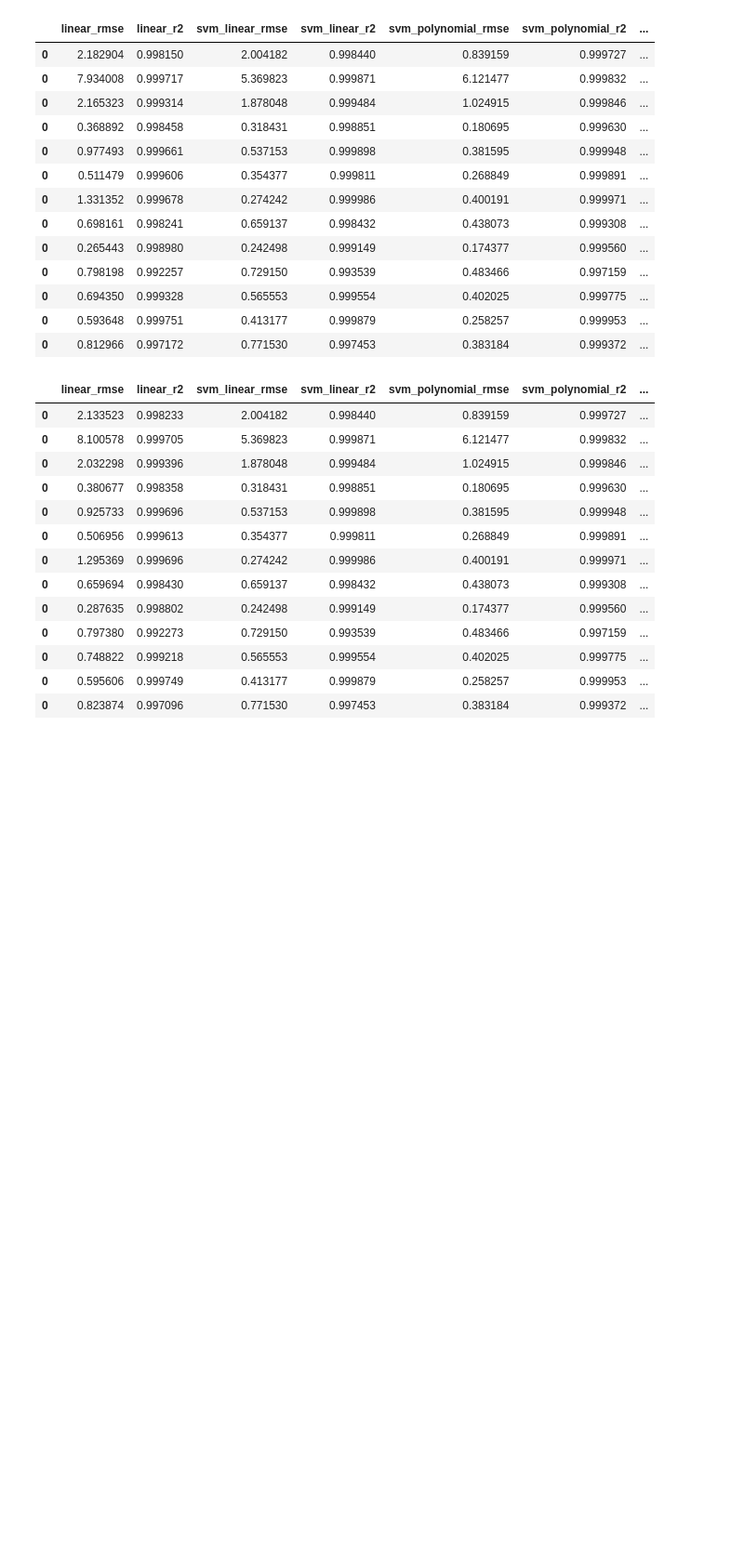
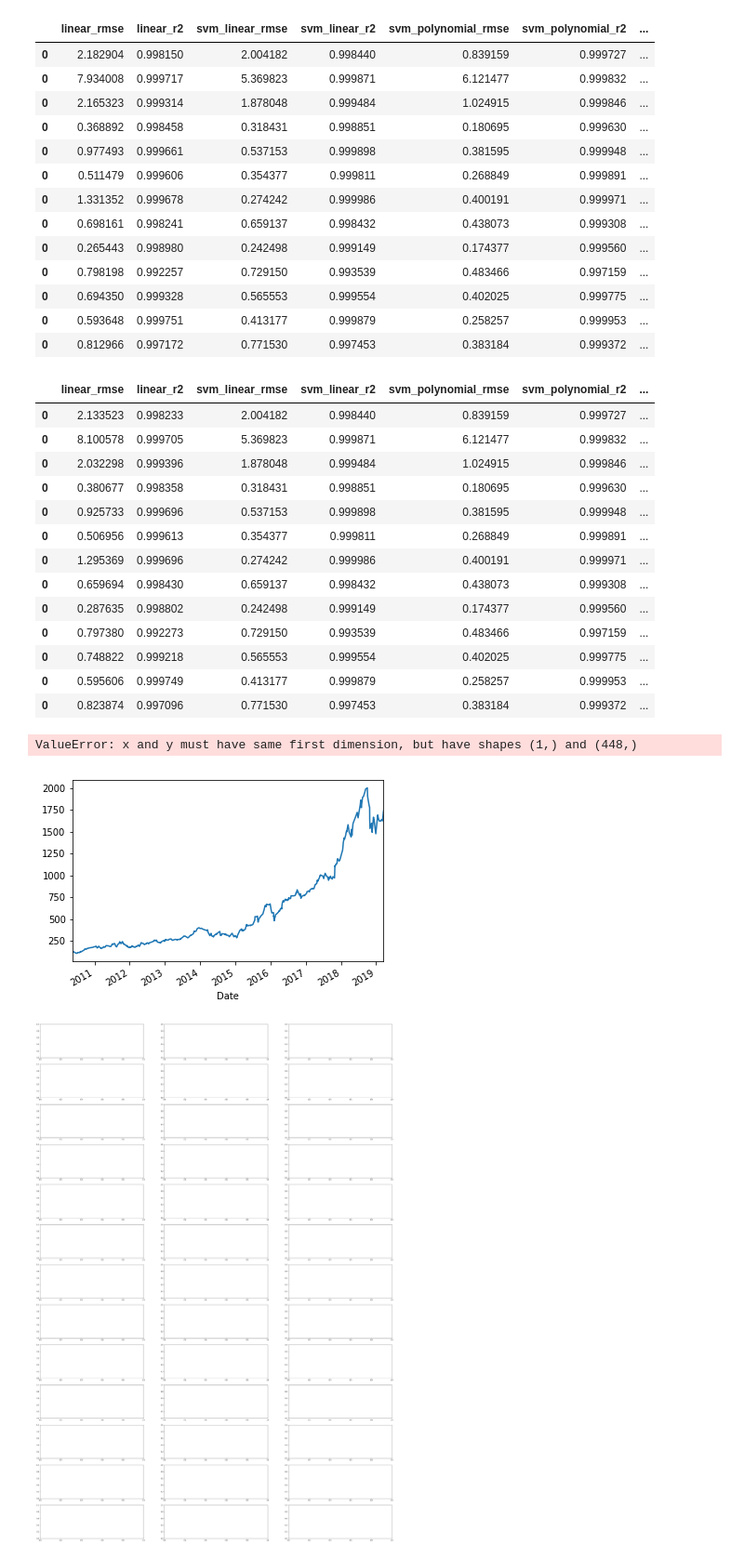
Before and after one commit to farukbulbul/stock_price_indicator, a Jupyter notebook: Stock_Price_Indicator.ipynb, the cells around one changed output. Shown at 93% size. Drawn from its saved outputs; the diff is of its cells as text; code cells hidden in the pictures; blank space fills up the shorter version.

Commit message:
plots started

```diff
--- a/Stock_Price_Indicator.ipynb
+++ b/Stock_Price_Indicator.ipynb
@@ -275,6 +275,12 @@ def create_lstm_model():
 
 def drive_test(use_different_models):
     results_dataframe = pd.DataFrame()
+    linear_reg_predictions = []
+    svm_linear_predictions = []
+    svm_poly_predictions = []
+    lstm_predictions = []
+    y_actuals = []
+
     for index, normalized_stock in enumerate(normalized_stock_list):
         #create models
         if (use_different_models or index == 0):
@@ -290,21 +296,25 @@ def drive_test(use_different_models):
         X_train, X_test, y_train, y_test = train_test_split(normalized_stock_list[index],
                                                             y_adj_close_list[index], test_size=0.20, random_state=42)
 
-        linear_regression_model.fit(X_train, y_train, epochs =100,batch_size = 32)
+        linear_regression_model.fit(X_train, y_train, epochs =10,batch_size = 32)
         linear_y_predict = linear_regression_model.predict(X_test)
+        linear_reg_predictions.append(linear_y_predict)
 
 
         svm_linear.fit(X_train, y_train)
         svm_linear_y_predict = svm_linear.predict(X_test)
+        svm_linear_predictions.append(svm_linear_y_predict)
 
 
         svm_polynomial.fit(X_train, y_train)
         svm_polynomial_y_predict = svm_polynomial.predict(X_test)
+        svm_poly_predictions.append(svm_polynomial_y_predict)
 
         trainX = numpy.reshape(X_train.values, (X_train.shape[0],1, -1))
         testX = numpy.reshape(X_test.values, (X_test.shape[0],1, X_test.shape[1]))
-        lstm_model.fit(trainX, y_train, batch_size =32,epochs = 1000)
+        lstm_model.fit(trainX, y_train, batch_size =32,epochs = 10)
         lstm_y_predict = lstm_model.predict(testX)
+        lstm_predictions.append(lstm_y_predict)
 
 
         rmse_1, r2_1 = check_score(y_test, linear_y_predict, "Linear Regression")
@@ -320,8 +330,11 @@ def drive_test(use_different_models):
                                    "lstm_rmse":rmse_4, "lstm_r2":r2_4 }, index=[0])
 
         results_dataframe = results_dataframe.append(df)
-    return results_dataframe
+        y_actuals.append(y_test)
+    return results_dataframe, linear_reg_predictions, svm_linear_predictions, \
+                svm_poly_predictions, lstm_predictions, y_actuals
 # %%
-results_different_models = drive_test(True)
-result_same_models = drive_test(False)
+results_different_models, linear_reg_predictions, svm_linear_predictions, \
+svm_poly_predictions, lstm_predictions, y_actuals = drive_test(True)
+#result_same_models = drive_test(False)
 # %% [output]
@@ -374,3 +387,21 @@ display(result_same_models)
 | 0 | 0.748822 | 0.999218 | 0.565553 | 0.999554 | 0.402025 | 0.999775 | ... |
 | 0 | 0.595606 | 0.999749 | 0.413177 | 0.999879 | 0.258257 | 0.999953 | ... |
 | 0 | 0.823874 | 0.997096 | 0.771530 | 0.997453 | 0.383184 | 0.999372 | ... |
+# %%
+def plot_diffrences():
+    fig, axes = plt.subplots(nrows=13, ncols=3, figsize=(40, 60))
+    for index, actual in enumerate(y_actuals):
+        axes[index][0].plot(0, actual, label="Actual")
+        #axes[index][0].plot(linear_reg_predictions, label="Linear")
+        axes[index][1].plot(actual, label="Actual")
+        #axes[index][1].plot(svm_poly_predictions, label="SVM Poly")
+        axes[index][2].plot(actual, label="Actual")
+        #axes[index][2].plot(lstm_predictions, label="Lstm")
+    plt.show()
+
+y_actuals[1].plot()
+plot_diffrences()
+# %% [output]
+ValueError: x and y must have same first dimension, but have shapes (1,) and (448,)
+[figure, added]
+[figure, added]
```
Also changed, not shown: parts of 1 cell of this notebook.
